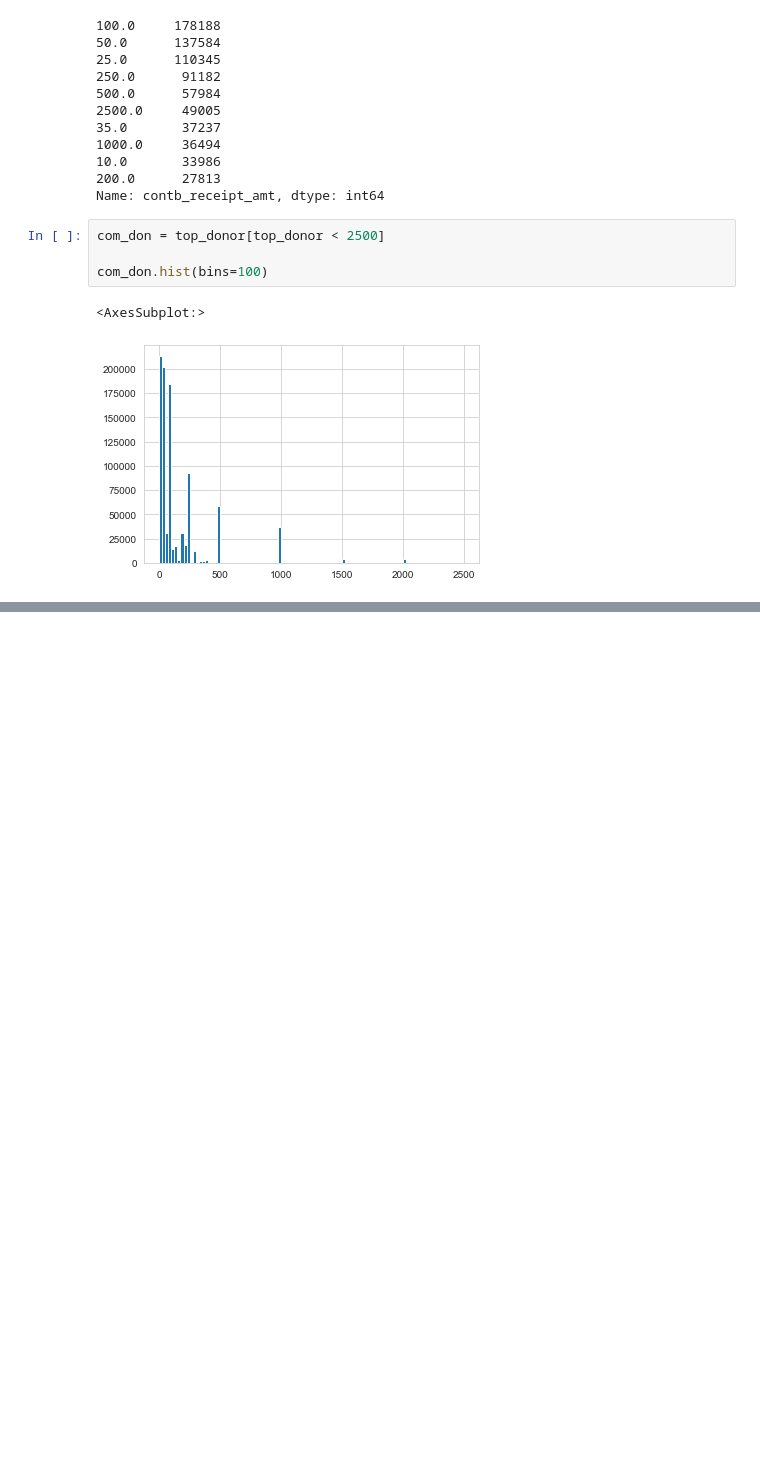
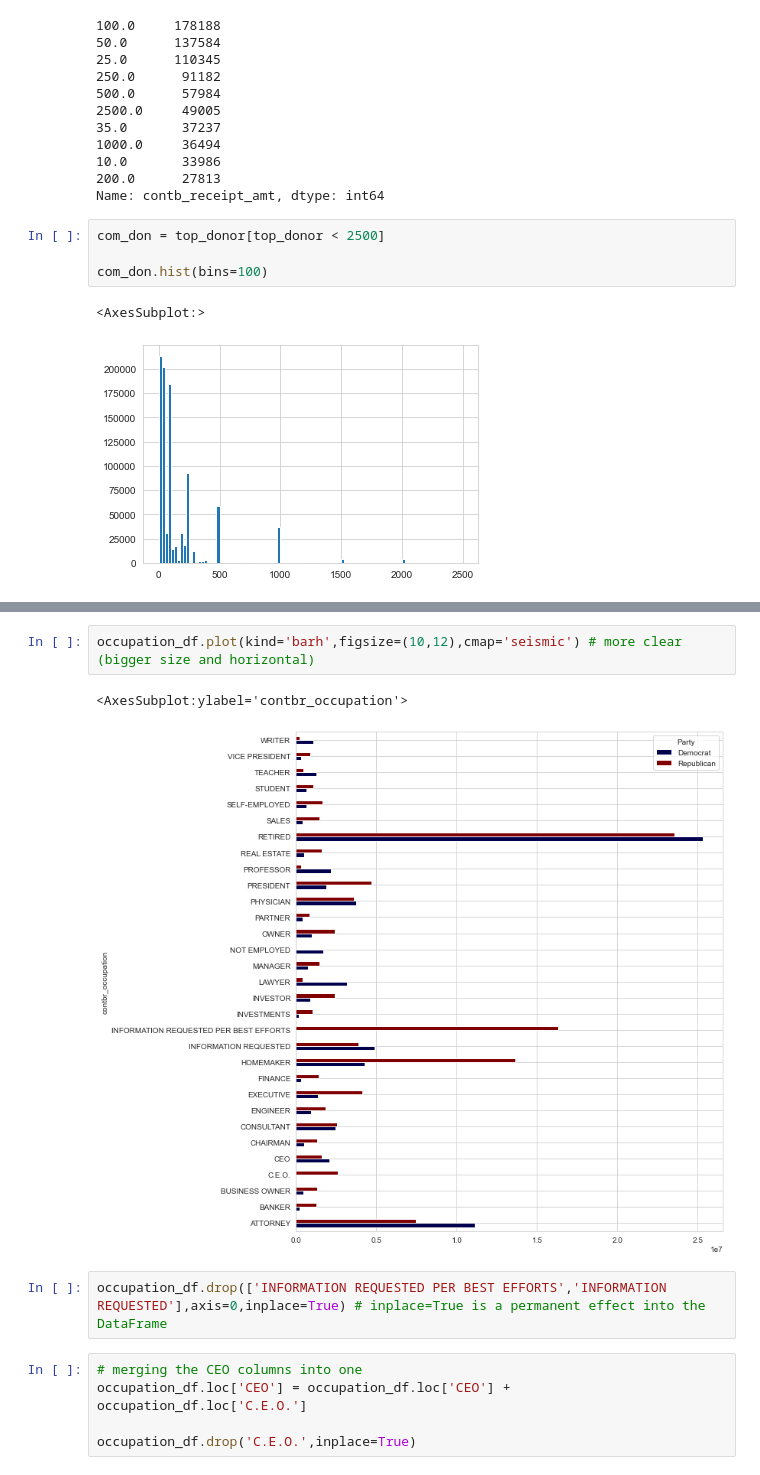
Before and after one commit to abel672/python-data-analysis-visualization, a Jupyter notebook: Section-8-Example-Projects/02-Election-Analysis-Project.ipynb, the cells around one changed output, grey strips where cells are left out. Cells and saved outputs as stored; diff of their text form; blank space fills up the shorter version.

```diff
--- a/Section-8-Example-Projects/02-Election-Analysis-Project.ipynb
+++ b/Section-8-Example-Projects/02-Election-Analysis-Project.ipynb
@@ -334,0 +501,12 @@ com_don.hist(bins=100)
+# %%
+occupation_df.plot(kind='barh',figsize=(10,12),cmap='seismic') # more clear (bigger size and horizontal)
+# %% [output]
+<AxesSubplot:ylabel='contbr_occupation'>
+[figure, added]
+# %%
+occupation_df.drop(['INFORMATION REQUESTED PER BEST EFFORTS','INFORMATION REQUESTED'],axis=0,inplace=True) # inplace=True is a permanent effect into the DataFrame
+# %%
+# merging the CEO columns into one
+occupation_df.loc['CEO'] = occupation_df.loc['CEO'] + occupation_df.loc['C.E.O.']
+
+occupation_df.drop('C.E.O.',inplace=True)
```
Also changed, not shown: parts of 23 cells of this notebook, 1 other file.
